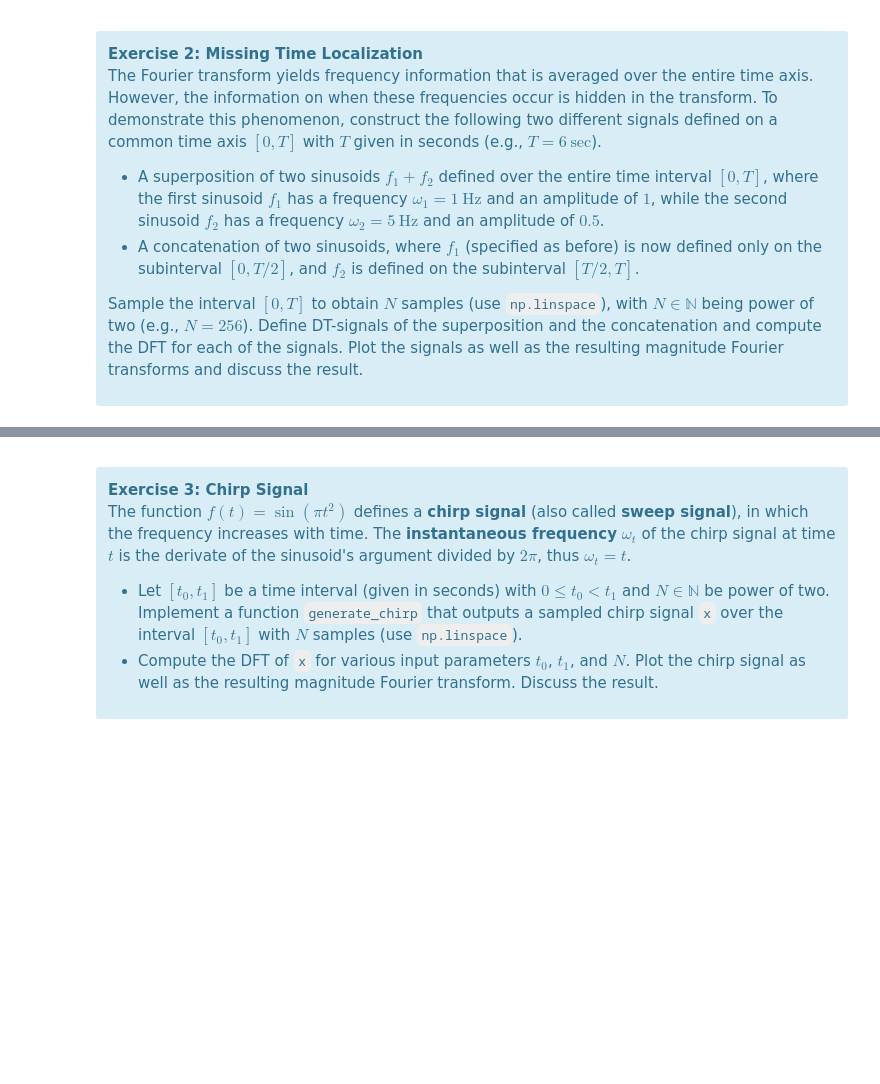
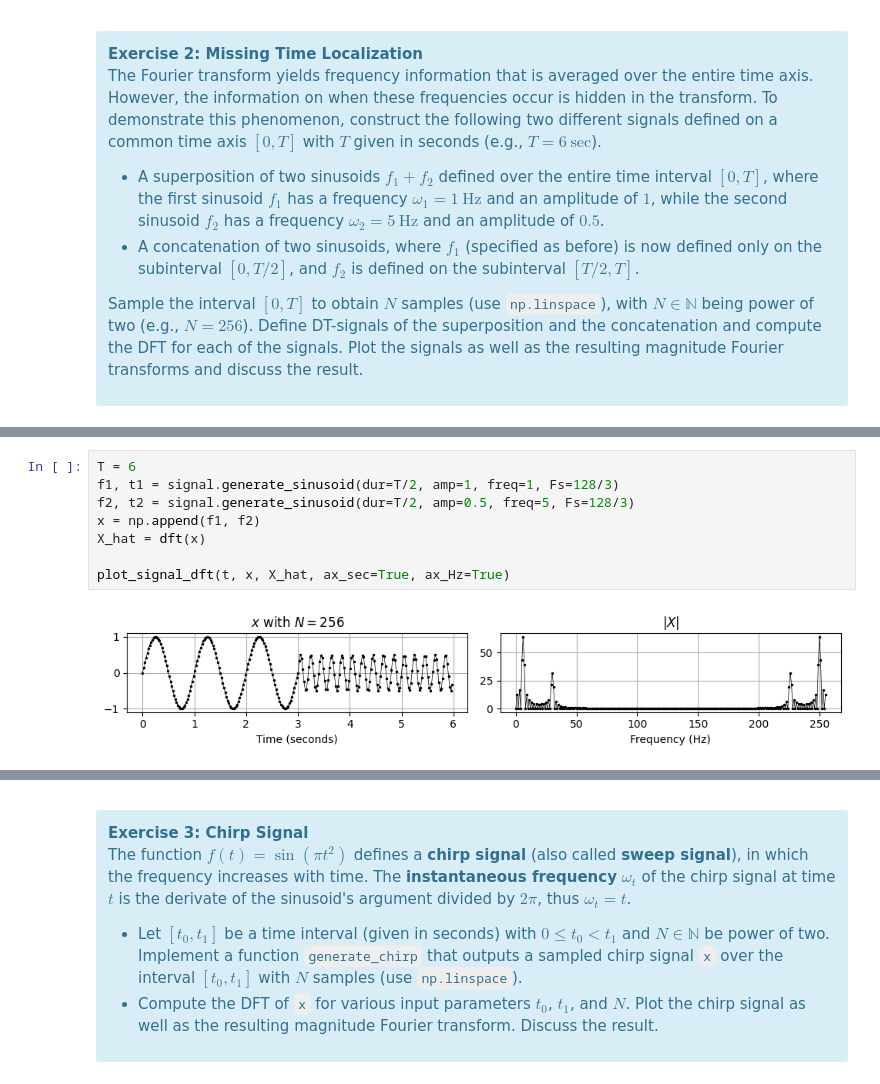
Before and after one commit to wkCircle/hf_audio_tutorial, a Jupyter notebook: FAU_PCP/09_dft_and_fft.ipynb, the cells around one changed output, grey strips where cells are left out. Drawn from its saved outputs; the diff is of its cells as text; blank space fills up the shorter version.

```diff
--- a/FAU_PCP/09_dft_and_fft.ipynb
+++ b/FAU_PCP/09_dft_and_fft.ipynb
@@ -706,0 +733,10 @@ Sample the interval $[0,T]$ to obtain $N$ samples (use <code>np.linspace</code>)
+# %%
+T = 6
+f1, t1 = signal.generate_sinusoid(dur=T/2, amp=1, freq=1, Fs=128/3)
+f2, t2 = signal.generate_sinusoid(dur=T/2, amp=0.5, freq=5, Fs=128/3)
+x = np.append(f1, f2)
+X_hat = dft(x)
+
+plot_signal_dft(t, x, X_hat, ax_sec=True, ax_Hz=True)
+# %% [output]
+[figure, added]
```
Also changed, not shown: parts of 15 cells of this notebook.
